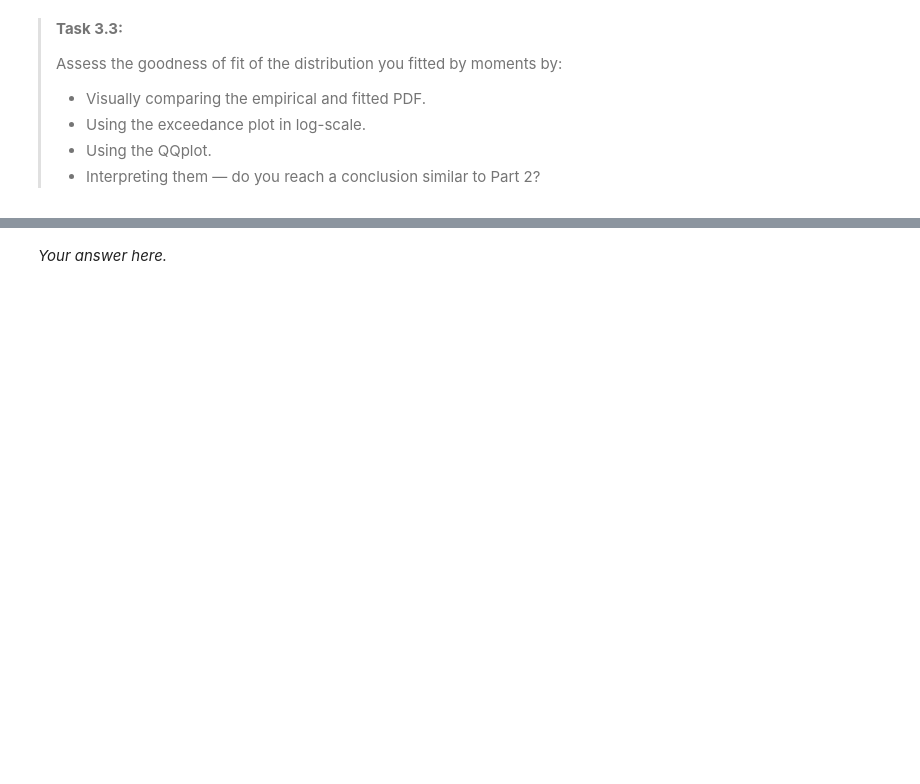
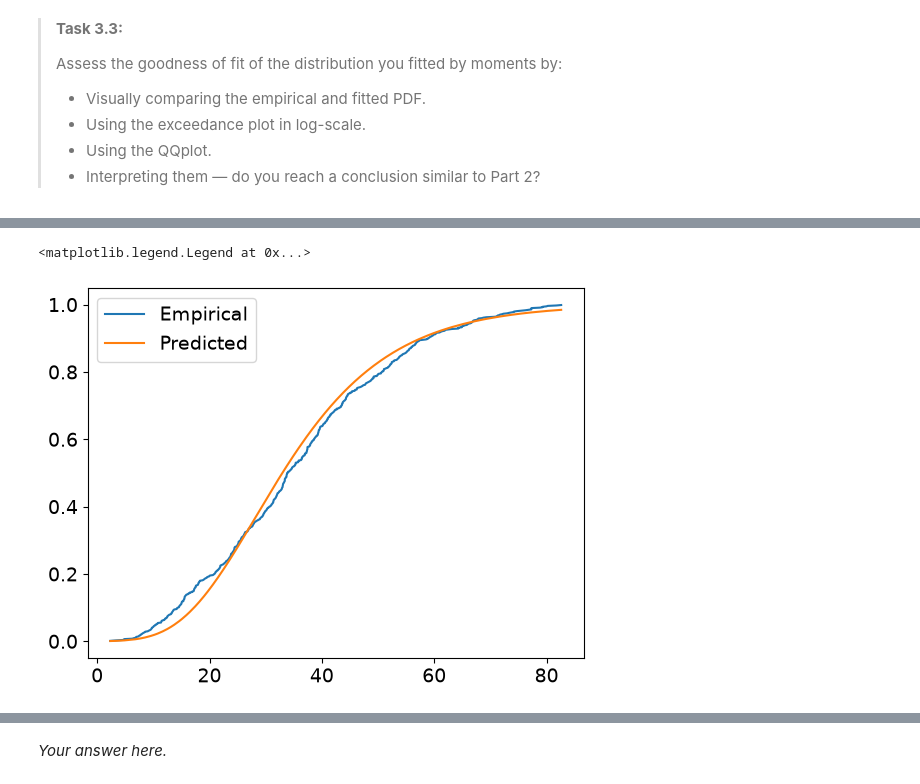
Before and after one commit to candicehabay11/WS1.4, a Jupyter notebook: WS1_4_Fit_happens.ipynb, the cells around one changed output, grey strips where cells are left out. Drawn from its saved outputs; the diff is of its cells as text; code cells hidden in the pictures; blank space fills up the shorter version.

```diff
--- a/WS1_4_Fit_happens.ipynb
+++ b/WS1_4_Fit_happens.ipynb
@@ -165,5 +195,11 @@ NameError: name 'data' is not defined
 # %%
 # Visually compare the exceedance probabilities
-### YOUR CODE HERE
+non_exc_predict = stats.gumbel_r.cdf(np.sort(data), mu, beta)
+plt.plot(sorted_vals, non_exc_emp, label = 'Empirical')
+plt.plot(sorted_vals, non_exc_predict, label = 'Predicted')
+plt.legend()
+# %% [output]
+<matplotlib.legend.Legend at 0x...>
+[figure, added]
 # %%
 # Visually compare the QQ plots
```
Also changed, not shown: parts of 10 cells of this notebook.
